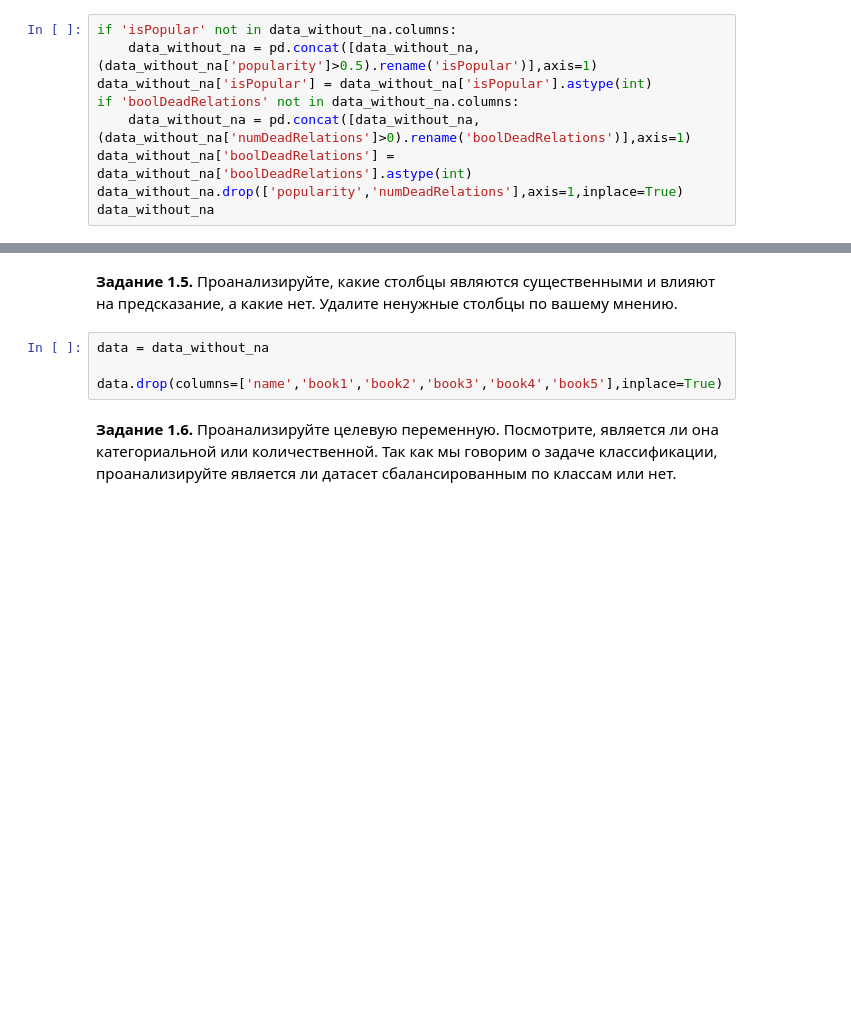
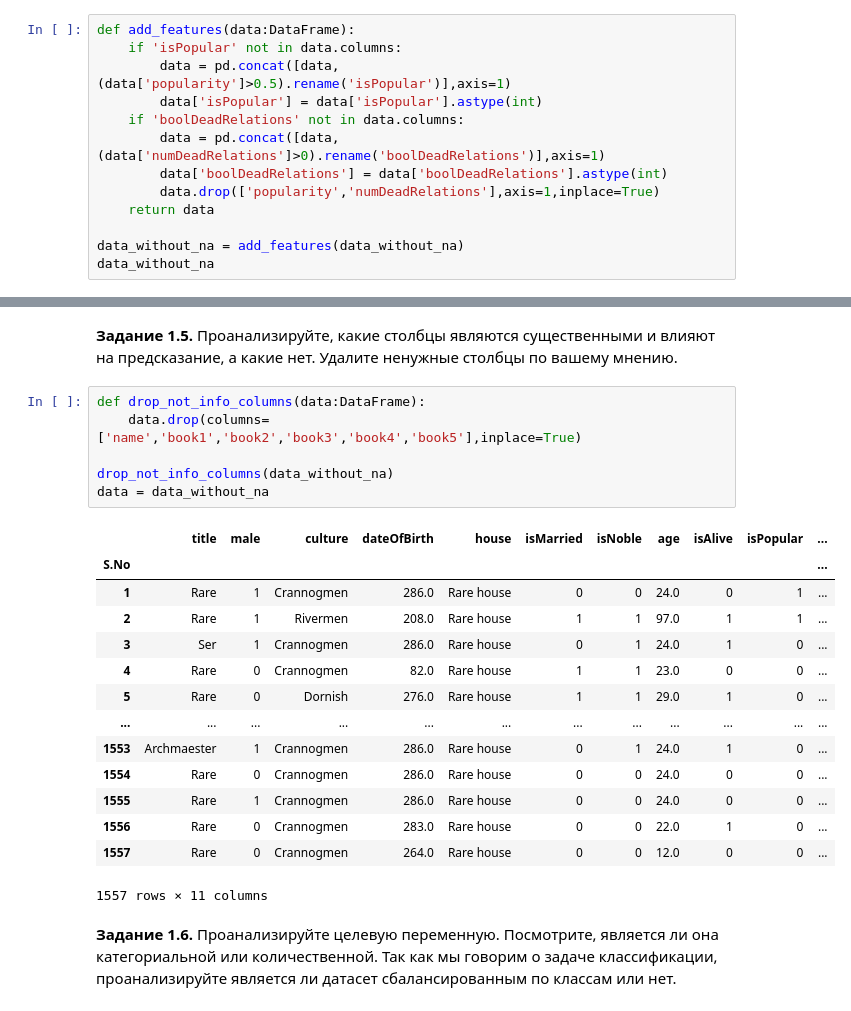
Before and after one commit to kovzanok/ml, a Jupyter notebook: week_01_ml_intro/Homework/hw_1_game_of_thrones.ipynb, the cells around one changed output, grey strips where cells are left out. Saved outputs shown, nothing was run; the diff lists cells and outputs as text; blank space fills up the shorter version.

```diff
--- a/week_01_ml_intro/Homework/hw_1_game_of_thrones.ipynb
+++ b/week_01_ml_intro/Homework/hw_1_game_of_thrones.ipynb
@@ -208,13 +216,17 @@ dtype: int64
 * Создайте признак boolDeadRelations. Давайте упростим признак numDeadRelations, и просто поделим людей на тех, у кого были хоть какие то отношения с мертвыми персонажами, т.е. numDeadRelations > 0, и те, у которых не было, т.е. numDeadRelations = 0.
 * Упростите признак culture, объединив схожие названия в один.
 # %%
-if 'isPopular' not in data_without_na.columns:
-    data_without_na = pd.concat([data_without_na,(data_without_na['popularity']>0.5).rename('isPopular')],axis=1)
-data_without_na['isPopular'] = data_without_na['isPopular'].astype(int)
-if 'boolDeadRelations' not in data_without_na.columns:
-    data_without_na = pd.concat([data_without_na,(data_without_na['numDeadRelations']>0).rename('boolDeadRelations')],axis=1)
-data_without_na['boolDeadRelations'] = data_without_na['boolDeadRelations'].astype(int)
-data_without_na.drop(['popularity','numDeadRelations'],axis=1,inplace=True)
+def add_features(data:DataFrame):
+    if 'isPopular' not in data.columns:
+        data = pd.concat([data,(data['popularity']>0.5).rename('isPopular')],axis=1)
+        data['isPopular'] = data['isPopular'].astype(int)
+    if 'boolDeadRelations' not in data.columns:
+        data = pd.concat([data,(data['numDeadRelations']>0).rename('boolDeadRelations')],axis=1)
+        data['boolDeadRelations'] = data['boolDeadRelations'].astype(int)
+        data.drop(['popularity','numDeadRelations'],axis=1,inplace=True)
+    return data
+
+data_without_na = add_features(data_without_na)
 data_without_na
 # %% [output]
 |  | name | title | male | culture | dateOfBirth | house | book1 | book2 | book3 | book4 | book5 | ... |
@@ -262,9 +277,26 @@ data_without_na['culture'] = data_without_na['culture'].map(change_culture)
 # %% [markdown]
 **Задание 1.5.** Проанализируйте, какие столбцы являются существенными и влияют на предсказание, а какие нет. Удалите ненужные столбцы по вашему мнению.
 # %%
+def drop_not_info_columns(data:DataFrame):
+    data.drop(columns=['name','book1','book2','book3','book4','book5'],inplace=True)
+
+drop_not_info_columns(data_without_na)
 data = data_without_na
-
-data.drop(columns=['name','book1','book2','book3','book4','book5'],inplace=True)
+# %% [output]
+|  | title | male | culture | dateOfBirth | house | isMarried | isNoble | age | isAlive | isPopular | ... |
+| S.No |  |  |  |  |  |  |  |  |  |  | ... |
+| 1 | Rare | 1 | Crannogmen | 286.0 | Rare house | 0 | 0 | 24.0 | 0 | 1 | ... |
+| 2 | Rare | 1 | Rivermen | 208.0 | Rare house | 1 | 1 | 97.0 | 1 | 1 | ... |
+| 3 | Ser | 1 | Crannogmen | 286.0 | Rare house | 0 | 1 | 24.0 | 1 | 0 | ... |
+| 4 | Rare | 0 | Crannogmen | 82.0 | Rare house | 1 | 1 | 23.0 | 0 | 0 | ... |
+| 5 | Rare | 0 | Dornish | 276.0 | Rare house | 1 | 1 | 29.0 | 1 | 0 | ... |
+| ... | ... | ... | ... | ... | ... | ... | ... | ... | ... | ... | ... |
+| 1553 | Archmaester | 1 | Crannogmen | 286.0 | Rare house | 0 | 1 | 24.0 | 1 | 0 | ... |
+| 1554 | Rare | 0 | Crannogmen | 286.0 | Rare house | 0 | 0 | 24.0 | 0 | 0 | ... |
+| 1555 | Rare | 1 | Crannogmen | 286.0 | Rare house | 0 | 0 | 24.0 | 0 | 0 | ... |
+| 1556 | Rare | 0 | Crannogmen | 283.0 | Rare house | 0 | 0 | 22.0 | 1 | 0 | ... |
+| 1557 | Rare | 0 | Crannogmen | 264.0 | Rare house | 0 | 0 | 12.0 | 0 | 0 | ... |
+1557 rows × 11 columns
 # %% [markdown]
 **Задание 1.6.** Проанализируйте целевую переменную. Посмотрите, является ли она категориальной или количественной. Так как мы говорим о задаче классификации, проанализируйте является ли датасет сбалансированным по классам или нет.
 # %%
```
Also changed, not shown: parts of 12 cells of this notebook.
